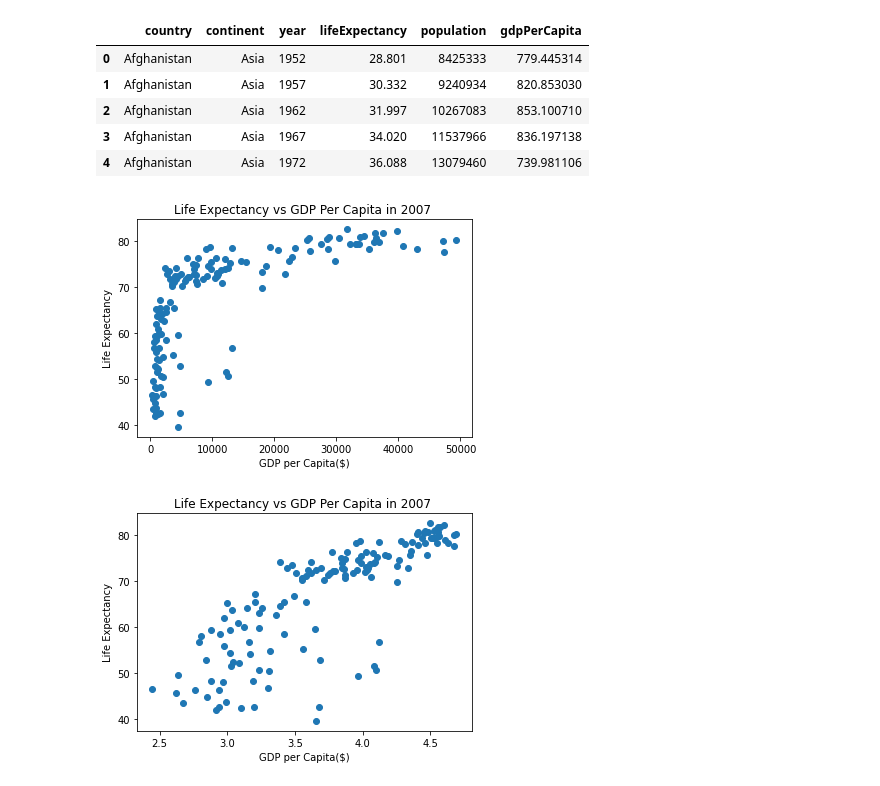
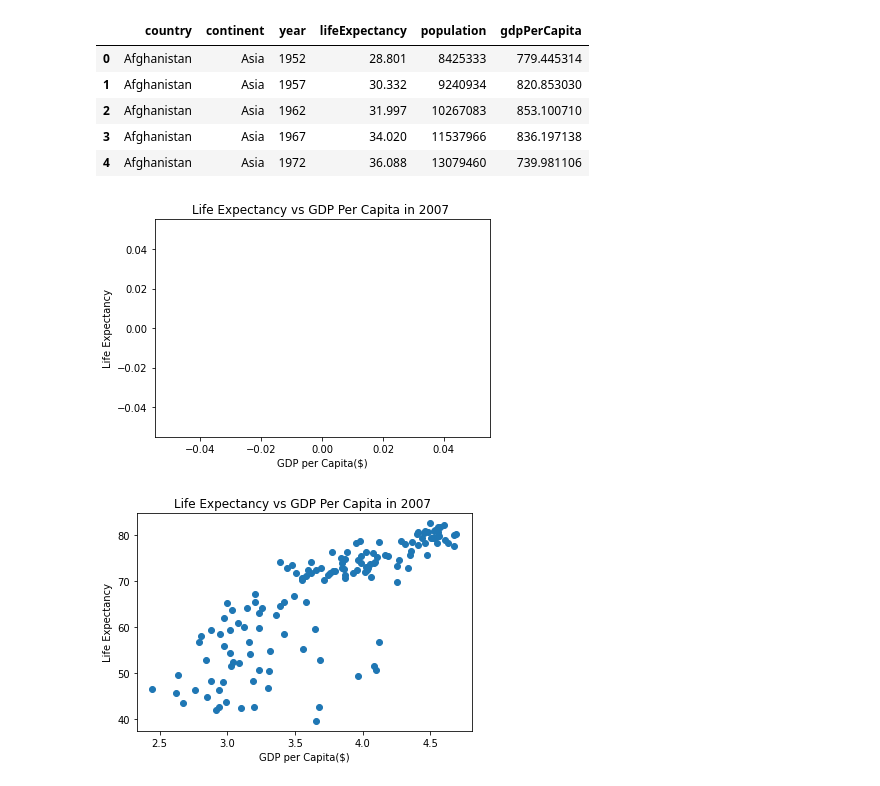
Before and after one commit to Cynthia3992/intro_to_ds, a Jupyter notebook: Plotting with Matplotlib.ipynb, the cells around one changed output. Drawn from its saved outputs; the diff is of its cells as text; code cells hidden in the pictures.

```diff
--- a/Plotting with Matplotlib.ipynb
+++ b/Plotting with Matplotlib.ipynb
@@ -305,15 +305,15 @@ countries.head()
 | 3 | Afghanistan | Asia | 1967 | 34.020 | 11537966 | 836.197138 |
 | 4 | Afghanistan | Asia | 1972 | 36.088 | 13079460 | 739.981106 |
 # %%
-data_2007=countries[countries['year']==2007]
+data_2007=countries[countries['year']==2008]
 
 plt.scatter(data_2007['gdpPerCapita'],data_2007['lifeExpectancy'])
 plt.title('Life Expectancy vs GDP Per Capita in 2007 ')
 plt.xlabel('GDP per Capita($)')
 plt.ylabel('Life Expectancy')
 plt.show()
 # %% [output]
-[figure, old version]
+[figure, new version]
 # %%
 plt.scatter(np.log10(data_2007['gdpPerCapita']),data_2007['lifeExpectancy'])
 plt.title('Life Expectancy vs GDP Per Capita in 2007 ')
```
Also changed, not shown: 2 other files.
